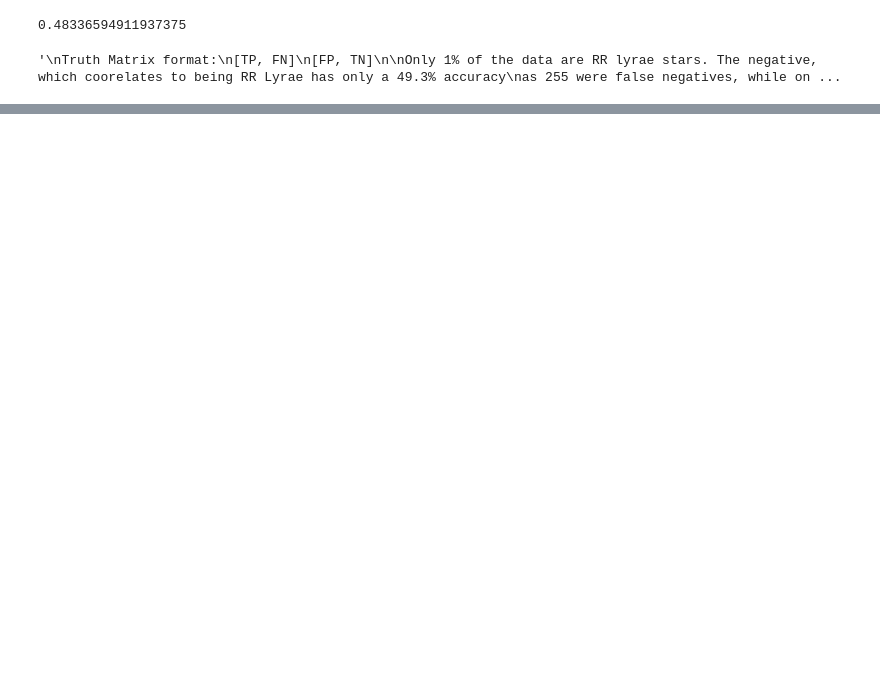
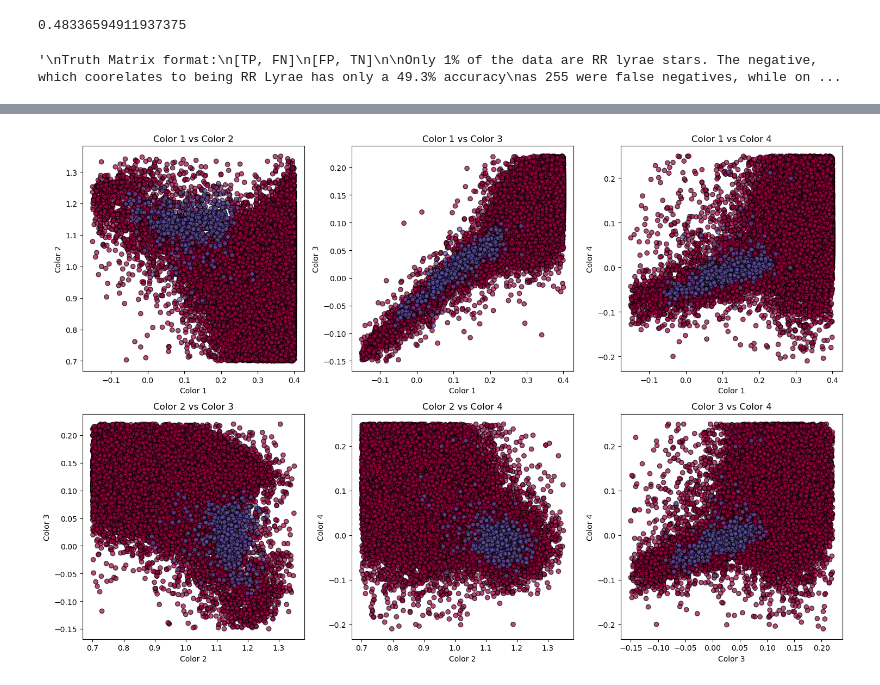
Before and after one commit to Columbia-Astronomy-4260/astr-4260-Juliahaynes777, a Jupyter notebook: PS8/PS8.ipynb, the cells around one changed output, grey strips where cells are left out. Cells and saved outputs as stored; diff of their text form; code cells hidden in the pictures; blank space fills up the shorter version.

```diff
--- a/PS8/PS8.ipynb
+++ b/PS8/PS8.ipynb
@@ -216,0 +329,44 @@ RR Lyrae detection rate change -32.17206980589447 % change
+# %%
+# Create six small plots for different combinations of colors
+fig, axs = plt.subplots(2, 3, figsize=(15, 10))
+
+# Plotting color 1 vs color 2
+axs[0, 0].scatter(X[:, 0], X[:, 1], c=Y, cmap='Spectral', edgecolor='k', alpha=0.7)
+axs[0, 0].set_xlabel('Color 1')
+axs[0, 0].set_ylabel('Color 2')
+axs[0, 0].set_title('Color 1 vs Color 2')
+
+# Plotting color 1 vs color 3
+axs[0, 1].scatter(X[:, 0], X[:, 2], c=Y, cmap='Spectral', edgecolor='k', alpha=0.7)
+axs[0, 1].set_xlabel('Color 1')
+axs[0, 1].set_ylabel('Color 3')
+axs[0, 1].set_title('Color 1 vs Color 3')
+
+# Plotting color 1 vs color 4
+axs[0, 2].scatter(X[:, 0], X[:, 3], c=Y, cmap='Spectral', edgecolor='k', alpha=0.7)
+axs[0, 2].set_xlabel('Color 1')
+axs[0, 2].set_ylabel('Color 4')
+axs[0, 2].set_title('Color 1 vs Color 4')
+
+# Plotting color 2 vs color 3
+axs[1, 0].scatter(X[:, 1], X[:, 2], c=Y, cmap='Spectral', edgecolor='k', alpha=0.7)
+axs[1, 0].set_xlabel('Color 2')
+axs[1, 0].set_ylabel('Color 3')
+axs[1, 0].set_title('Color 2 vs Color 3')
+
+# Plotting color 2 vs color 4
+axs[1, 1].scatter(X[:, 1], X[:, 3], c=Y, cmap='Spectral', edgecolor='k', alpha=0.7)
+axs[1, 1].set_xlabel('Color 2')
+axs[1, 1].set_ylabel('Color 4')
+axs[1, 1].set_title('Color 2 vs Color 4')
+
+# Plotting color 3 vs color 4
+axs[1, 2].scatter(X[:, 2], X[:, 3], c=Y, cmap='Spectral', edgecolor='k', alpha=0.7)
+axs[1, 2].set_xlabel('Color 3')
+axs[1, 2].set_ylabel('Color 4')
+axs[1, 2].set_title('Color 3 vs Color 4')
+
+plt.tight_layout()
+plt.show()
+# %% [output]
+[figure, added]
```
Also changed, not shown: parts of 25 cells of this notebook.
